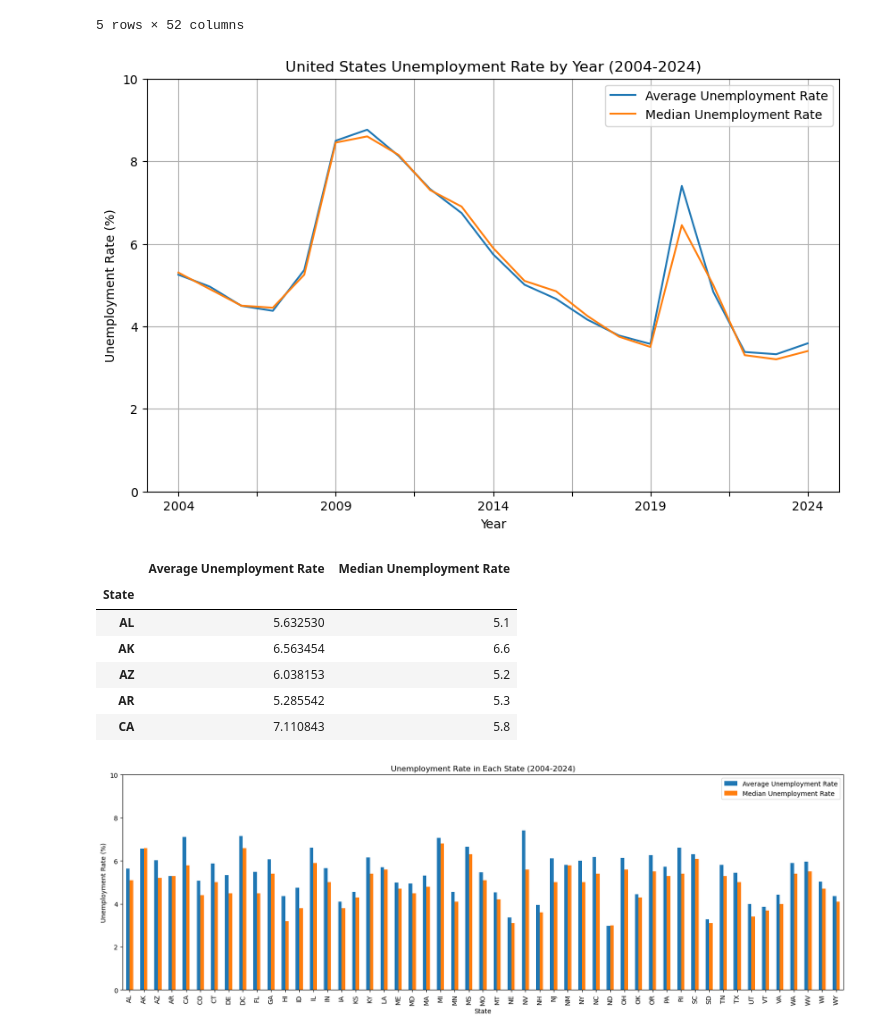
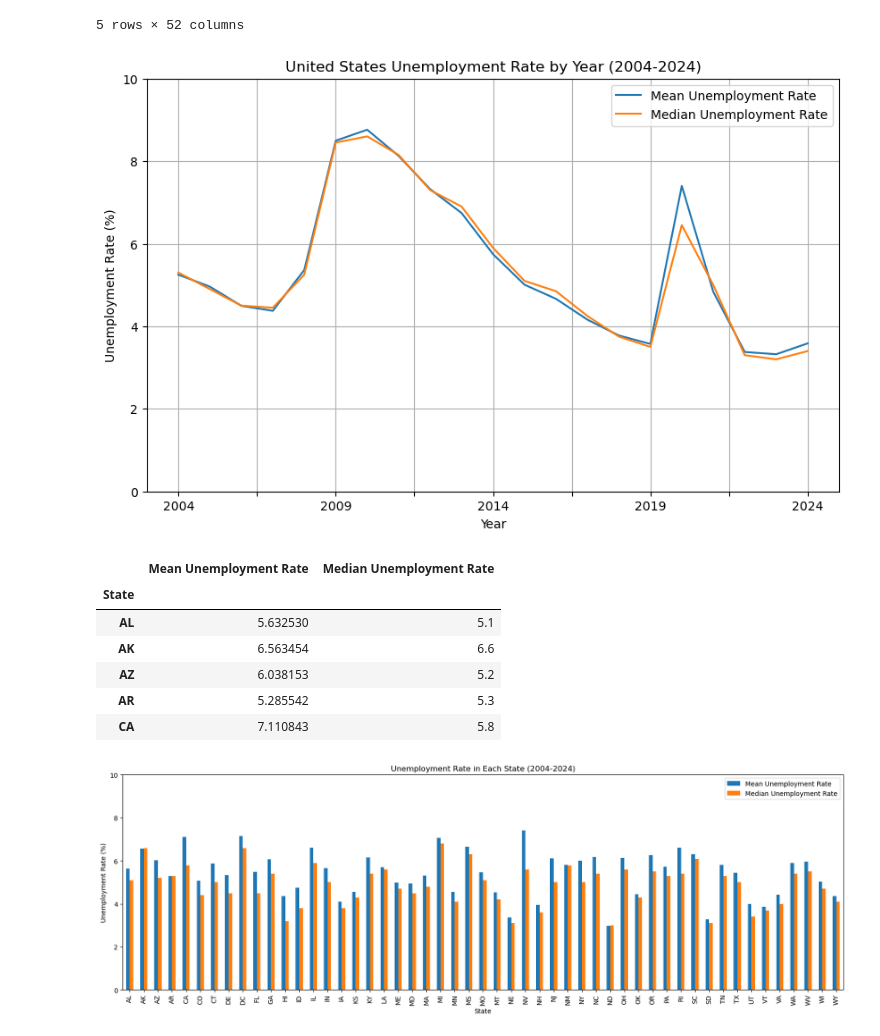
Before and after one commit to d-burke-data/Project_01, a Jupyter notebook: Work_Camden/unemployment_stats.ipynb, the cells around one changed output. Cells and saved outputs as stored; diff of their text form; code cells hidden in the pictures.

```diff
--- a/Work_Camden/unemployment_stats.ipynb
+++ b/Work_Camden/unemployment_stats.ipynb
@@ -97,25 +97,25 @@ avg_year_grp.to_csv('Data/Average_Unemployment_Rates_per_Year.csv')
 med_year_grp.to_csv('Data/Median_Unemployment_Rates_per_Year.csv')
 # %%
 # Plotting the average and the median unemployment rate
-overall_unemployed = pd.DataFrame({'Average Unemployment Rate': avg_year_grp['Average'],
+overall_unemployed = pd.DataFrame({'Mean Unemployment Rate': avg_year_grp['Average'],
                                    'Median Unemployment Rate': med_year_grp['Median']}, index=df['Year'].unique())
 us_plot = overall_unemployed.plot(kind='line', title='United States Unemployment Rate by Year (2004-2024)',
                                   xlabel='Year', ylabel='Unemployment Rate (%)', figsize=(10, 6),
                                   ylim=(0, 10), grid=True);
 fig1 = us_plot.get_figure()
 fig1.savefig('Visualizations/US_unemployment_per_year.png')
 # %% [output]
-[figure, old version]
+[figure, new version]
 # %%
 states = df.columns.unique()
 states = states.drop('Year')
 states_totals = pd.DataFrame({'State': state_abbreviations,
-                              'Average Unemployment Rate': df[states].mean(),
+                              'Mean Unemployment Rate': df[states].mean(),
                               'Median Unemployment Rate': df[states].median()})
 states_totals.set_index('State', inplace=True)
 states_totals.head()
 # %% [output]
-|  | Average Unemployment Rate | Median Unemployment Rate |
+|  | Mean Unemployment Rate | Median Unemployment Rate |
 | State |  |  |
 | AL | 5.632530 | 5.1 |
 | AK | 6.563454 | 6.6 |
```
Also changed, not shown: 5 other files.
